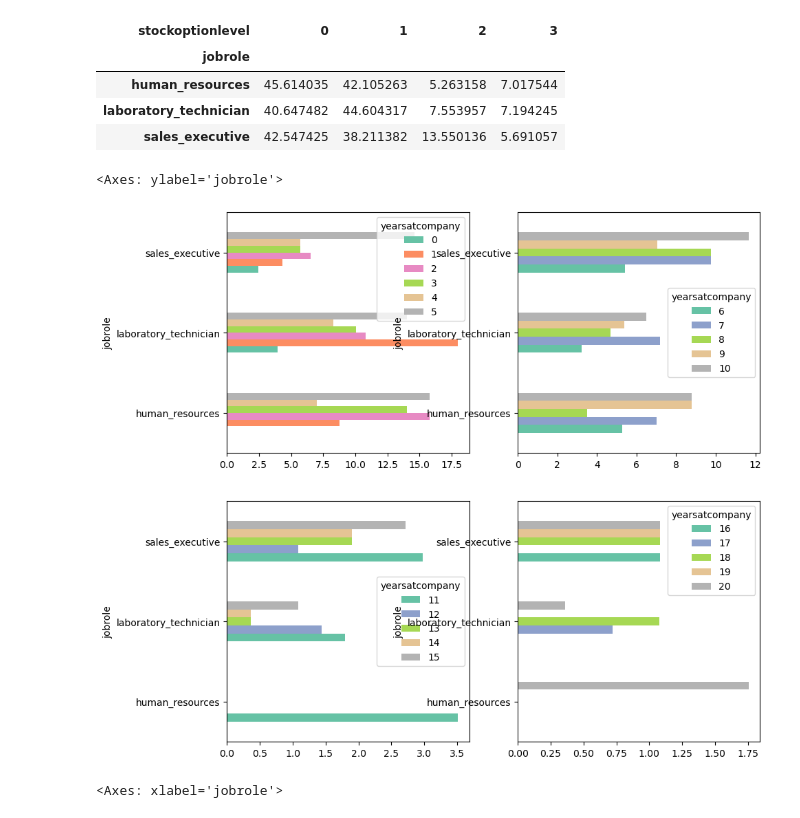
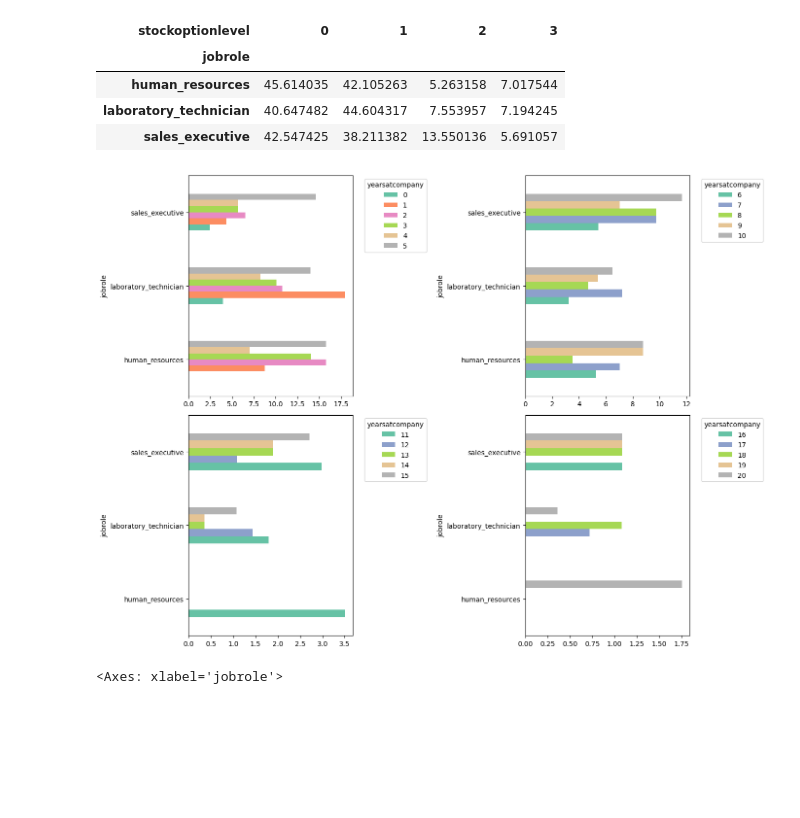
Before and after one commit to NuriaSalasVazquez/project-da-promo-49-modulo-3-team-4, a Jupyter notebook: EDA.ipynb, the cells around one changed output. Saved outputs shown, nothing was run; the diff lists cells and outputs as text; code cells hidden in the pictures; blank space fills up the shorter version.

```diff
--- a/EDA.ipynb
+++ b/EDA.ipynb
@@ -877,17 +877,22 @@ company_filtered_1 = years_at_company.loc[:, (years_at_company.columns > 5) & (y
 company_filtered_2 = years_at_company.loc[:, (years_at_company.columns > 10) & (years_at_company.columns <= 15)]
 company_filtered_3 = years_at_company.loc[:, (years_at_company.columns > 15) & (years_at_company.columns <= 20)]
 # %%
-fig, axes = plt.subplots(nrows = 2, ncols = 2, figsize = (10, 10))
-company_filtered.plot(kind='barh', ax = axes[0][0], stacked=False, colormap='Set2')
-company_filtered_1.plot(kind='barh', ax = axes[0][1], stacked=False, colormap='Set2')
-company_filtered_2.plot(kind='barh', ax=axes[1][0], stacked=False, colormap='Set2')
-company_filtered_3.plot(kind='barh', ax=axes[1][1], stacked=False, colormap='Set2')
+
 
 # Mover la leyenda fuera del gráfico principal si quieres
-ax.legend(title="Satisfacción Ambiental", bbox_to_anchor=(1.05, 1), loc='upper left')
+
+fig, axes = plt.subplots(nrows=2, ncols=2, figsize=(14, 10))  # un poco más de ancho
+company_filtered.plot(kind='barh', ax=axes[0][0], stacked=False, colormap='Set2')
+axes[0][0].legend(title="yearsatcompany", bbox_to_anchor=(1.05, 1), loc='upper left')
+company_filtered_1.plot(kind='barh', ax=axes[0][1], stacked=False, colormap='Set2')
+axes[0][1].legend(title="yearsatcompany", bbox_to_anchor=(1.05, 1), loc='upper left')
+company_filtered_2.plot(kind='barh', ax=axes[1][0], stacked=False, colormap='Set2')
+axes[1][0].legend(title="yearsatcompany", bbox_to_anchor=(1.05, 1), loc='upper left')
+company_filtered_3.plot(kind='barh', ax=axes[1][1], stacked=False, colormap='Set2')
+axes[1][1].legend(title="yearsatcompany", bbox_to_anchor=(1.05, 1), loc='upper left')
+plt.tight_layout()
 # %% [output]
-<Axes: ylabel='jobrole'>
-[figure, old version]
+[figure, new version]
 # %%
 crosstab = pd.crosstab(df_filtrado['jobrole'], df_filtrado['yearssincelastpromotion'], normalize='index') * 100
 # %%
```
